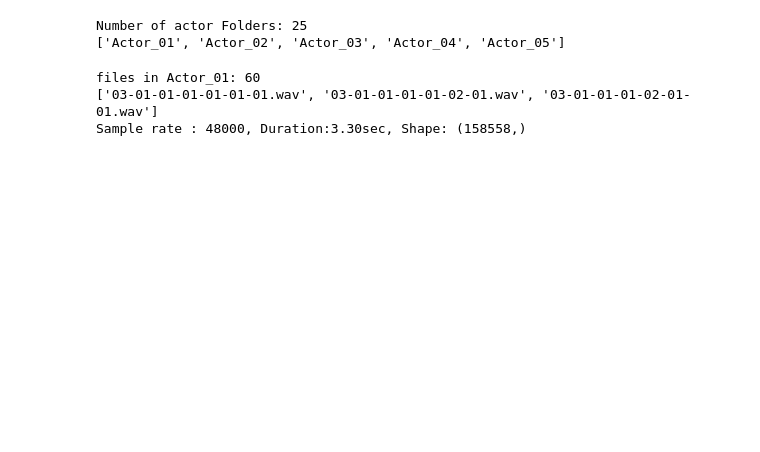
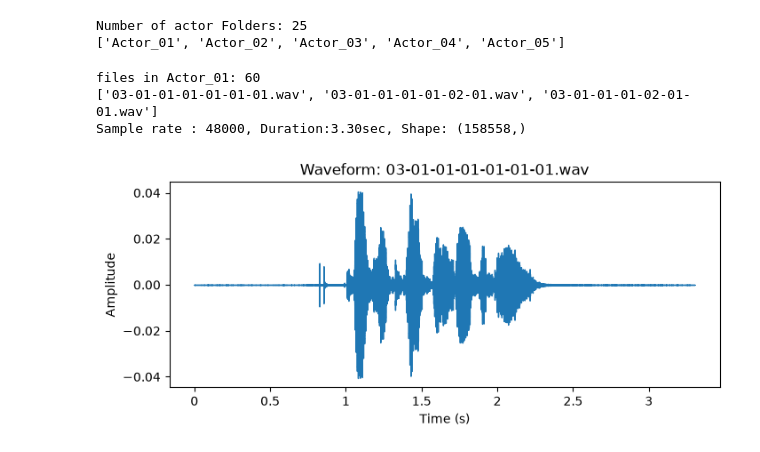
Before and after one commit to hasheem7203/codealpha_tasks, a Jupyter notebook: Task3/notebooks/RNNs.ipynb, the cells around one changed output. Saved outputs shown, nothing was run; the diff lists cells and outputs as text; code cells hidden in the pictures; blank space fills up the shorter version.

```diff
--- a/Task3/notebooks/RNNs.ipynb
+++ b/Task3/notebooks/RNNs.ipynb
@@ -29,3 +29,12 @@ print(f"Sample rate : {sr}, Duration:{len(y)/sr:.2f}sec, Shape: {y.shape}")
 files in Actor_01: 60
 ['03-01-01-01-01-01-01.wav', '03-01-01-01-01-02-01.wav', '03-01-01-01-02-01-01.wav']
 Sample rate : 48000, Duration:3.30sec, Shape: (158558,)
+# %%
+plt.figure(figsize=(8,3))
+librosa.display.waveshow(y,sr=sr)
+plt.title(f"Waveform: {sample_files[0]}")
+plt.xlabel("Time (s)")
+plt.ylabel("Amplitude")
+plt.show()
+# %% [output]
+[figure, added]
```
Also changed, not shown: parts of 3 cells of this notebook.
